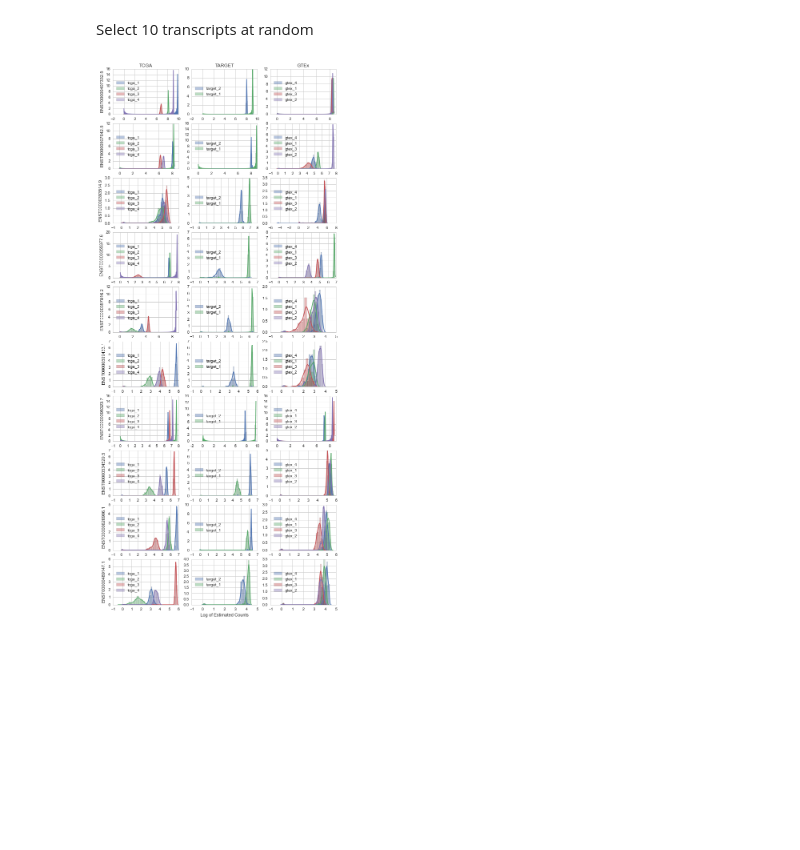
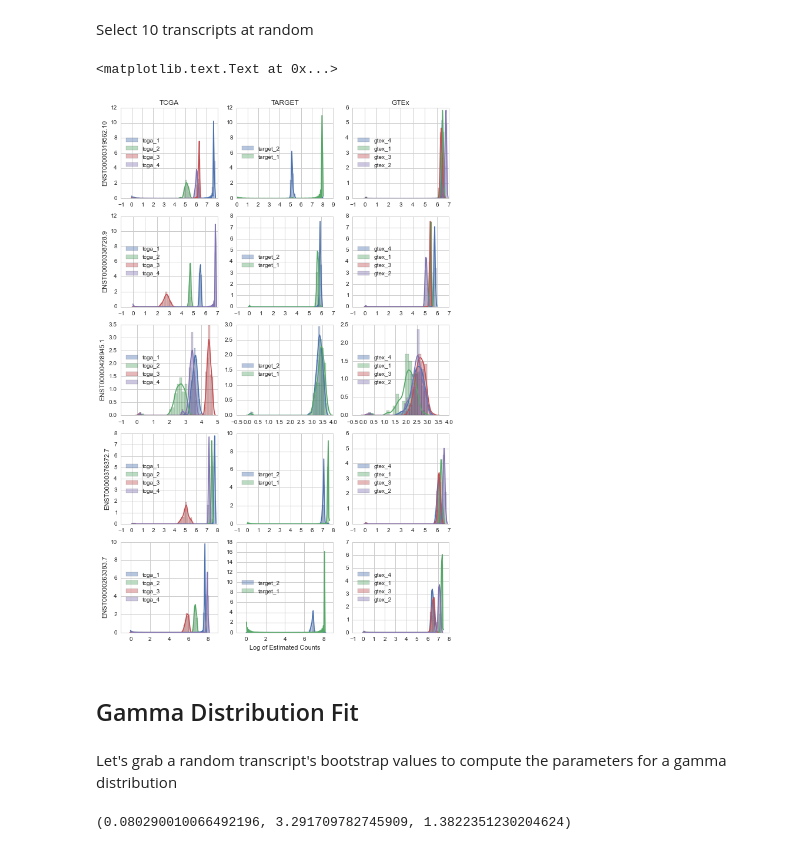
Before and after one commit to jvivian/ipython_notebooks, a Jupyter notebook: kallisto_boostraps/Kallisto Bootstraps.ipynb, the cells around one changed output. Cells and saved outputs as stored; diff of their text form; code cells hidden in the pictures; blank space fills up the shorter version.

Commit message:
Add gamma example

```diff
--- a/kallisto_boostraps/Kallisto Bootstraps.ipynb
+++ b/kallisto_boostraps/Kallisto Bootstraps.ipynb
@@ -244,22 +244,25 @@ for t in transcripts:
 # %% [markdown]
 Select 10 transcripts at random
 # %%
-num_transcripts = 10
+num_transcripts = 5
 # %%
 random_set = random.sample(seed, num_transcripts)
 # %%
 sns.set_style('whitegrid')
-f, axarr = plt.subplots(num_transcripts, 3, figsize=(10, 24))
+f, axarr = plt.subplots(num_transcripts, 3, figsize=(10, 16))
 for i, transcript in enumerate(random_set):
     for j in xrange(len(h5_group)):
         for k, sample in enumerate(h5_group[j].keys()):
             sns.distplot(h5_group[j][sample].loc[transcript], ax=axarr[i, j], axlabel=False, label=sample)
         axarr[i, j].legend(loc='center left', ncol=1)
     axarr[i, 0].set_ylabel(transcript)
 axarr[0, 0].set_title('TCGA')
 axarr[0, 1].set_title('TARGET')
 axarr[0, 2].set_title('GTEx')
 axarr[-1, 1].set_xlabel('Log of Estimated Counts')
-plt.savefig('Distributions_set3.pdf')
+#plt.savefig('Distributions_Gamma.pdf')
 # %% [output]
+<matplotlib.text.Text at 0x...>
-[figure, old version]
+[figure, new version]
+# %% [markdown]
+## Gamma Distribution Fit
@@ -265,0 +271,2 @@ plt.savefig('Distributions_set3.pdf')
+# %% [markdown]
+Let's grab a random transcript's bootstrap values to compute the parameters for a gamma distribution
@@ -265,0 +275,4 @@ plt.savefig('Distributions_set3.pdf')
+# %%
+gamma.fit(tcga_h5['tcga_1'].loc[transcript])
+# %% [output]
+(0.080290010066492196, 3.291709782745909, 1.3822351230204624)
```
Also changed, not shown: parts of 4 cells of this notebook.
